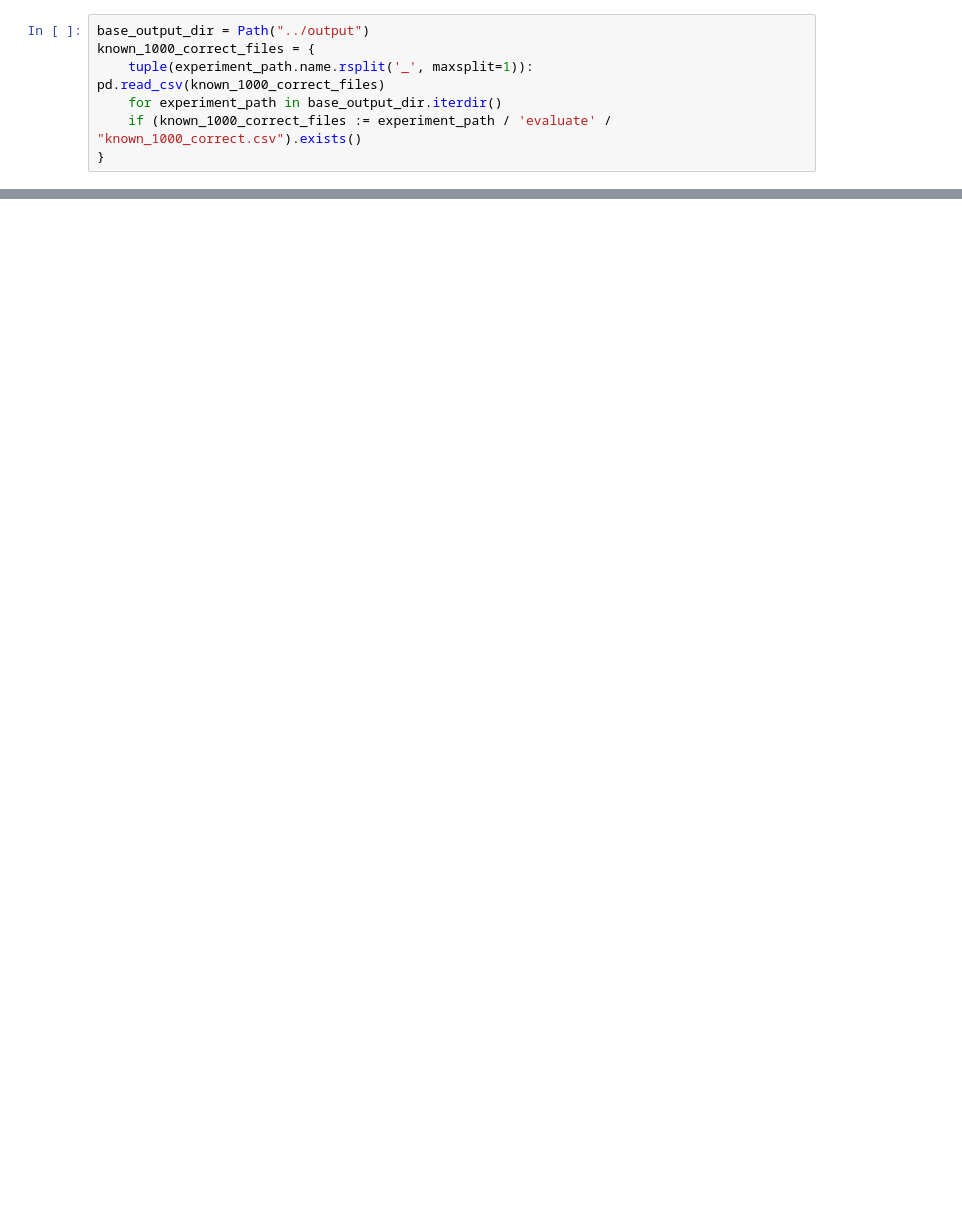
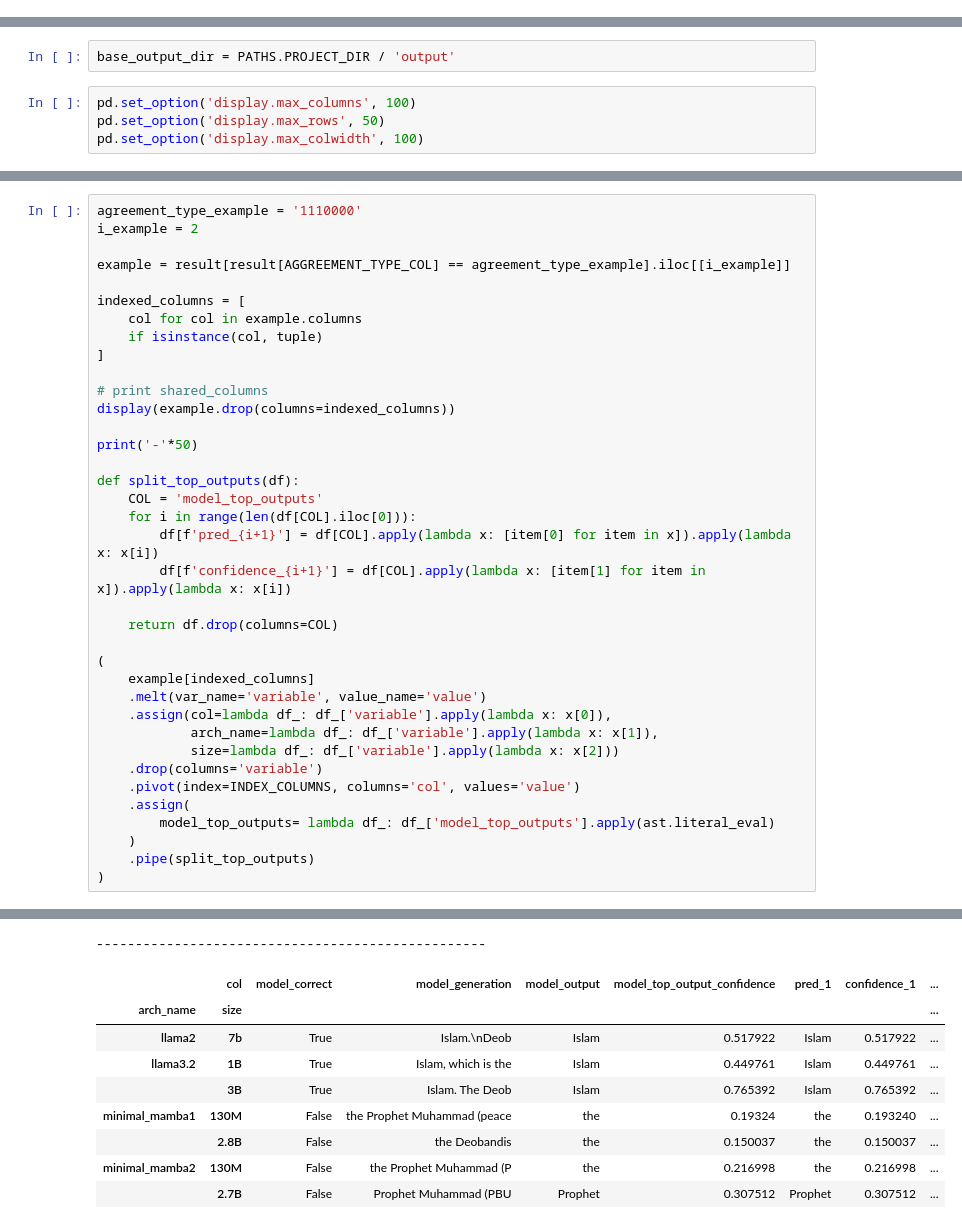
Before and after one commit to idangrosbard/ssm_analysis, a Jupyter notebook: notebooks/test-known_1000_correct.ipynb, the cells around one changed output, grey strips where cells are left out. Cells and saved outputs as stored; diff of their text form; blank space fills up the shorter version.

```diff
--- a/notebooks/test-known_1000_correct.ipynb
+++ b/notebooks/test-known_1000_correct.ipynb
@@ -4,7 +0,0 @@ from pathlib import Path
-# %%
-base_output_dir = Path("../output")
-known_1000_correct_files = {
-    tuple(experiment_path.name.rsplit('_', maxsplit=1)): pd.read_csv(known_1000_correct_files)
-    for experiment_path in base_output_dir.iterdir()
-    if (known_1000_correct_files := experiment_path / 'evaluate' / "known_1000_correct.csv").exists()
-}
@@ -268,0 +15,6 @@ plt.show()
+# %%
+base_output_dir = PATHS.PROJECT_DIR / 'output'
+# %%
+pd.set_option('display.max_columns', 100)
+pd.set_option('display.max_rows', 50)
+pd.set_option('display.max_colwidth', 100)
@@ -268,0 +215,38 @@ plt.show()
+# %%
+agreement_type_example = '1110000'
+i_example = 2
+
+example = result[result[AGGREEMENT_TYPE_COL] == agreement_type_example].iloc[[i_example]]
+
+indexed_columns = [
+    col for col in example.columns
+    if isinstance(col, tuple)
+]
+
+# print shared_columns
+display(example.drop(columns=indexed_columns))
+
+print('-'*50)
+
+def split_top_outputs(df):
+    COL = 'model_top_outputs'
+    for i in range(len(df[COL].iloc[0])):
+        df[f'pred_{i+1}'] = df[COL].apply(lambda x: [item[0] for item in x]).apply(lambda x: x[i])
+        df[f'confidence_{i+1}'] = df[COL].apply(lambda x: [item[1] for item in x]).apply(lambda x: x[i])
+
+    return df.drop(columns=COL)
+
+(
+    example[indexed_columns]
+    .melt(var_name='variable', value_name='value')
+    .assign(col=lambda df_: df_['variable'].apply(lambda x: x[0]),
+            arch_name=lambda df_: df_['variable'].apply(lambda x: x[1]),
+            size=lambda df_: df_['variable'].apply(lambda x: x[2]))
+    .drop(columns='variable')
+    .pivot(index=INDEX_COLUMNS, columns='col', values='value')
+    .assign(
+        model_top_outputs= lambda df_: df_['model_top_outputs'].apply(ast.literal_eval)
+    )
+    .pipe(split_top_outputs)
+)
+# %% [output]
@@ -268,0 +256,10 @@ plt.show()
+--------------------------------------------------
+|  | col | model_correct | model_generation | model_output | model_top_output_confidence | pred_1 | confidence_1 | ... |
+| arch_name | size |  |  |  |  |  |  | ... |
+| llama2 | 7b | True | Islam.\nDeob | Islam | 0.517922 | Islam | 0.517922 | ... |
+| llama3.2 | 1B | True | Islam, which is the | Islam | 0.449761 | Islam | 0.449761 | ... |
+|  | 3B | True | Islam. The Deob | Islam | 0.765392 | Islam | 0.765392 | ... |
+| minimal_mamba1 | 130M | False | the Prophet Muhammad (peace | the | 0.19324 | the | 0.193240 | ... |
+|  | 2.8B | False | the Deobandis | the | 0.150037 | the | 0.150037 | ... |
+| minimal_mamba2 | 130M | False | the Prophet Muhammad (P | the | 0.216998 | the | 0.216998 | ... |
+|  | 2.7B | False | Prophet Muhammad (PBU | Prophet | 0.307512 | Prophet | 0.307512 | ... |
```
Also changed, not shown: parts of 40 cells of this notebook.
